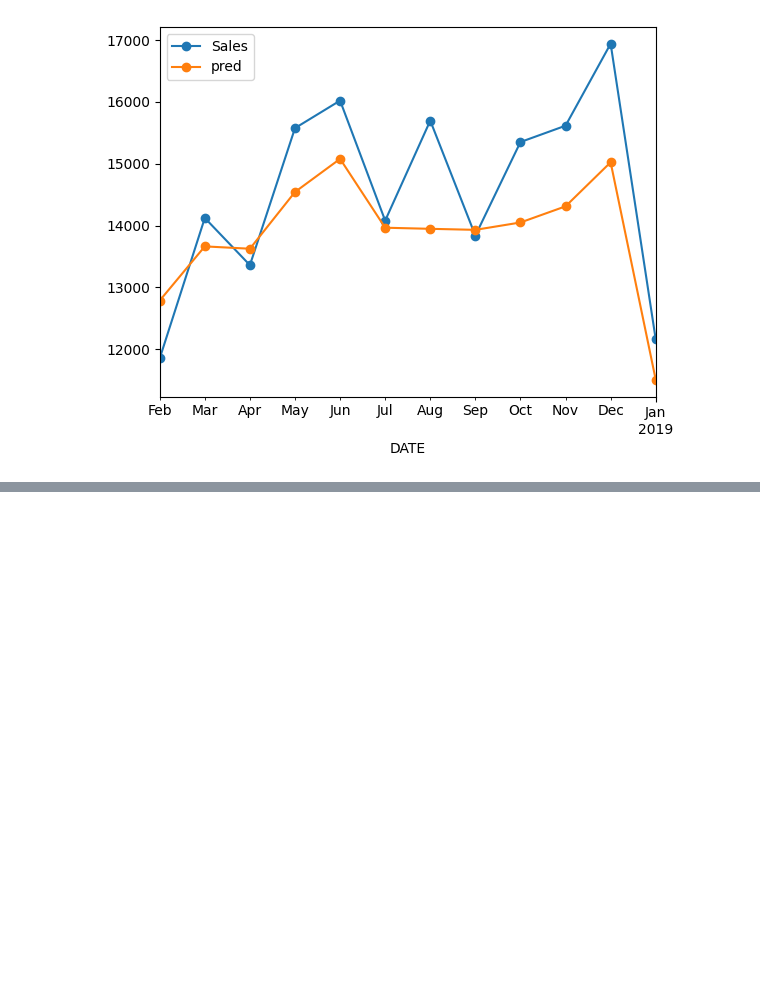
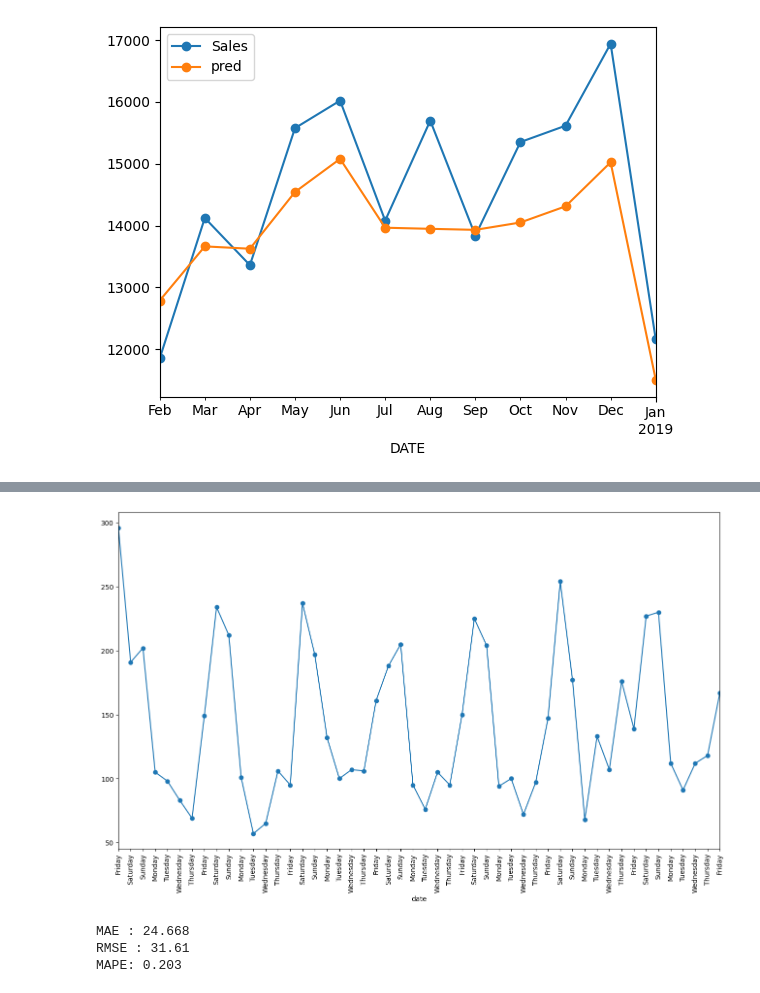
Before and after one commit to vidhu-psit/DataSciencePython, a Jupyter notebook: TimeSeries/TimeSeries.ipynb, the cells around one changed output, grey strips where cells are left out. Drawn from its saved outputs; the diff is of its cells as text; code cells hidden in the pictures; blank space fills up the shorter version.

```diff
--- a/TimeSeries/TimeSeries.ipynb
+++ b/TimeSeries/TimeSeries.ipynb
@@ -769,0 +868,7 @@ test_x.plot(style='-o')
+# %%
+plt.figure(figsize=(16,9))
+df1.total[0:50].plot(style='-o')
+plt.xticks(df1.index[0:50], df1['weekday'][:50],rotation = 90)
+plt.show()
+# %% [output]
+[figure, added]
@@ -769,0 +882,6 @@ test_x.plot(style='-o')
+# %%
+performance(test['total'], predictions)
+# %% [output]
+MAE : 24.668
+RMSE : 31.61
+MAPE: 0.203
```
Also changed, not shown: parts of 21 cells of this notebook.
